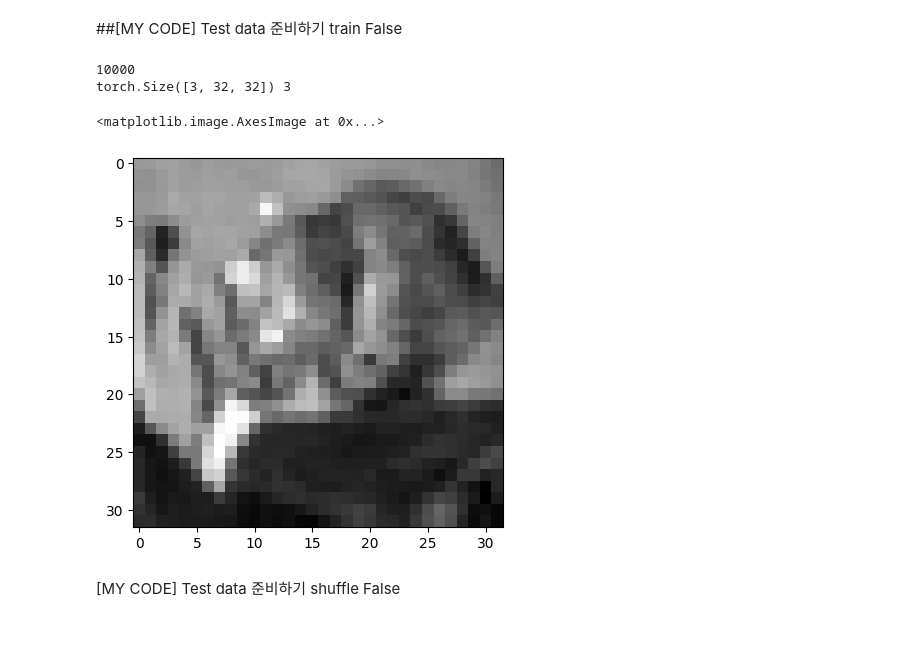
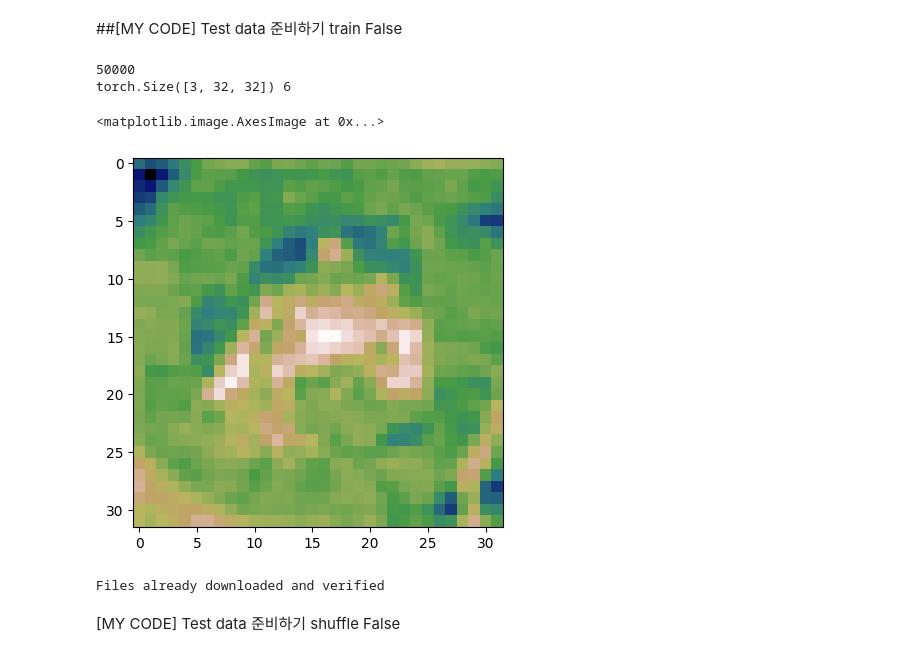
Before and after one commit to rocodoco20/AI1week, a Jupyter notebook: cuda_psy_1Hweek.ipynb, the cells around one changed output. Cells and saved outputs as stored; diff of their text form; code cells hidden in the pictures.

```diff
--- a/cuda_psy_1Hweek.ipynb
+++ b/cuda_psy_1Hweek.ipynb
@@ -20,15 +21,15 @@ Files already downloaded and verified
 # %%
 from matplotlib import pyplot as plt
 
 
 print(len(trainset))
 print(trainset[0][0].shape, trainset[0][1])
-plt.imshow(trainset[0][0][0], cmap='gray')
+plt.imshow(trainset[0][0][0], cmap='gist_earth')
 # %% [output]
-10000
-torch.Size([3, 32, 32]) 3
+50000
+torch.Size([3, 32, 32]) 6
 <matplotlib.image.AxesImage at 0x...>
-[figure, old version]
+[figure, new version]
 # %%
 batch_size = 256
 
@@ -37,6 +38,23 @@ trainloader = torch.utils.data.DataLoader(
     batch_size=batch_size,
     shuffle=True
 )
+# %%
+testset = torchvision.datasets.CIFAR10(
+    root='./data',
+    train=False,
+    download=True,
+    transform=transform
+)
+
+batch_size = 256
+
+testDataLoader = torch.utils.data.DataLoader(
+    testset,
+    batch_size=batch_size,
+    shuffle=False
+)
+# %% [output]
+Files already downloaded and verified
 # %% [markdown]
 [MY CODE] Test data 준비하기 shuffle False
 # %%
```
Also changed, not shown: parts of 23 cells of this notebook.
